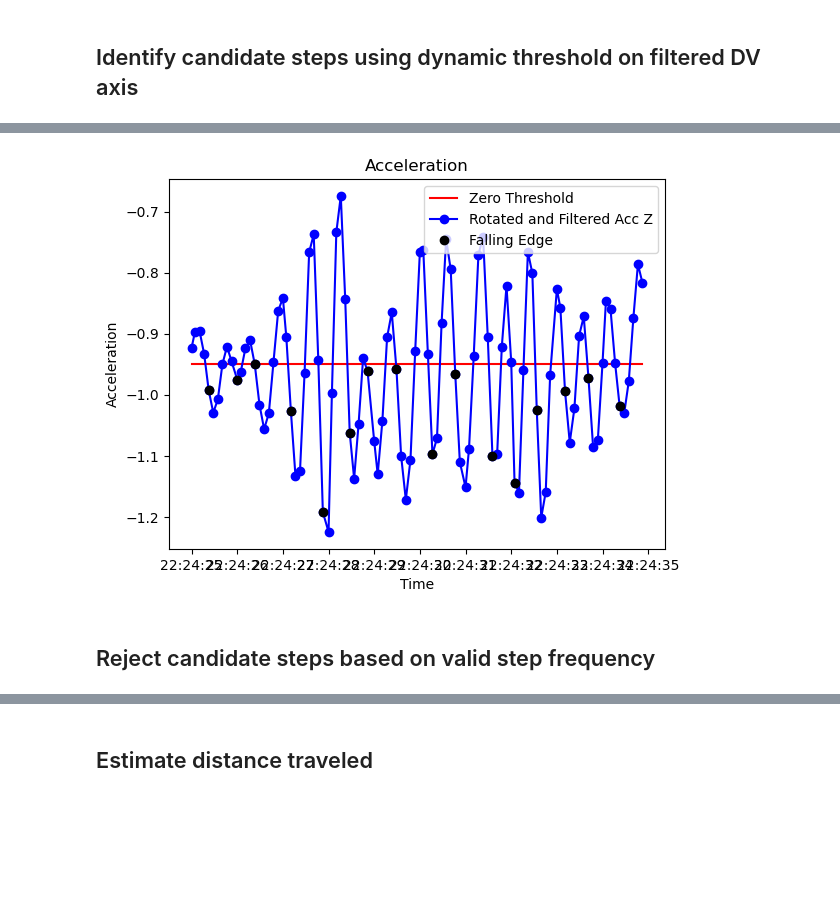
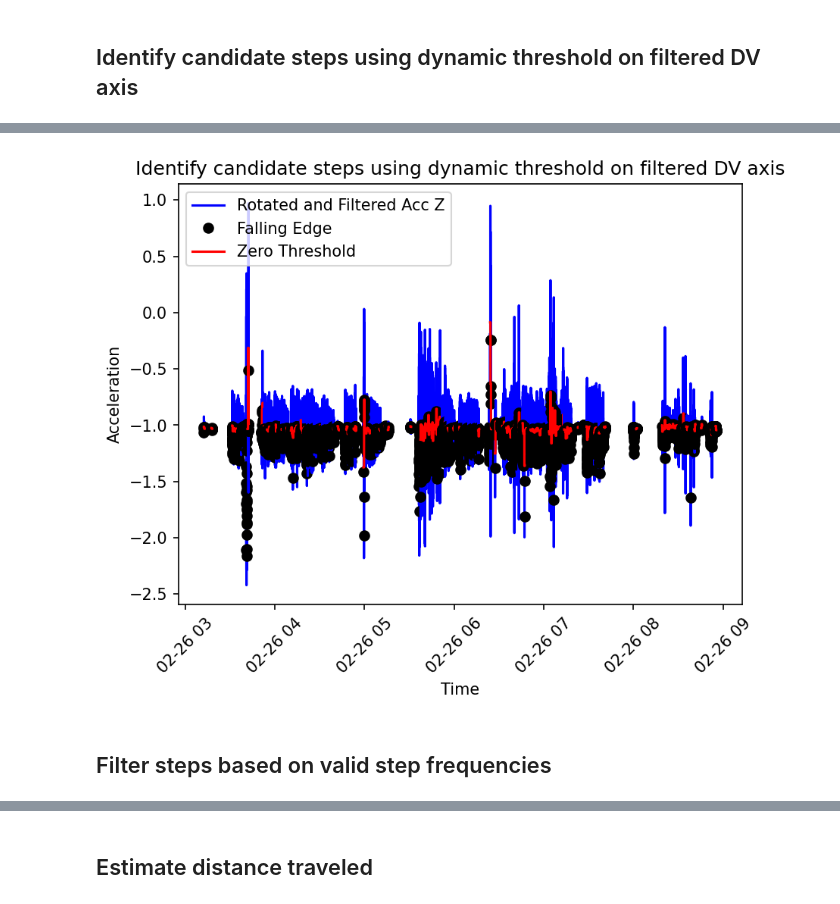
Before and after one commit to rhemitoth/Dead_Reckoning_Python, a Jupyter notebook: StepCount.ipynb, the cells around one changed output, grey strips where cells are left out. Saved outputs shown, nothing was run; the diff lists cells and outputs as text; code cells hidden in the pictures; blank space fills up the shorter version.

```diff
--- a/StepCount.ipynb
+++ b/StepCount.ipynb
@@ -153,7 +154,7 @@ Static acceleration is estimated using a 4th order zero phase low pass butterwor
 # Parameters
 order = 4  # 4th order
 cutoff_frequency = 0.1  # Cutoff frequency in Hz
-sampling_rate = 1.0  # Sampling rate in Hz (adjust as needed)
+sampling_rate = 1  # Sampling rate in Hz (adjust as needed)
 
 # Normalized cutoff frequency (as a fraction of the Nyquist frequency)
 nyquist_frequency = 0.5 * sampling_rate
@@ -167,5 +168,10 @@ b, a = butter(order, normalized_cutoff, btype='low', analog=False)
 df['Gx'] = filtfilt(b, a, df['Acc_x'])
 df['Gy'] = filtfilt(b, a, df['Acc_y'])
 df['Gz'] = filtfilt(b, a, df['Acc_z'])
+
+# Calculate Dynamic Acceleration
+df['DAx'] = df['Acc_x'] - df['Gx']
+df['DAy'] = df['Acc_y'] - df['Gy']
+df['DAz'] = df['Acc_z'] - df['Gz']
 # %%
 # PLOT STATIC ACCLERATION
@@ -252,2 +376,4 @@ df = df.apply(rotate_data,axis=1)
+# %%
+active_periods = df.copy()[df['active']==1].reset_index()
 # %% [markdown]
 ## Identify candidate steps using dynamic threshold on filtered DV axis
@@ -273,0 +380,9 @@ df['FRAz'] = filtfilt(b, a, df['RAz'])
+# %%
+# Set the timestamp as the index
+active_periods.set_index('datetime', drop = False, inplace = True)
+
+# Initialize zero threshold column
+active_periods['thresh_z'] = -999
+
+# Initialize falling flank column
+active_periods['falling_edges'] = False
@@ -322,34 +455,49 @@ Window starting at: 2019-02-25 22:45:40
 # %%
-# PLOT ZERO THRESHOLD
-FRAx = df['FRAz'].iloc[0:100]
-thresh_x = df['thresh_z'].iloc[0:100]
-dt = df['datetime'].iloc[0:100]
-dt_falling_edges = df[df['falling_edges'] == True]['datetime'].iloc[0:16]
-falling_edges = df[df['falling_edges'] == True]['FRAz'].iloc[0:16]
-
-# Create a 3D plot
+# Create plot
 fig = plt.figure()
 ax = fig.add_subplot(111)
 
-# Plot the trajectory
-ax.plot(dt, thresh_x,  linestyle='-', color='r', label='Zero Threshold')
-ax.plot(dt, FRAx, marker = "o",linestyle='-', color='b', label='Rotated and Filtered Acc Z')
-ax.plot(dt_falling_edges, falling_edges, marker = "o",linestyle='', color='black', label='Falling Edge')
+# Add data by group
+for i in range(0,num_groups):
+
+    # get group number
+    group = activity_groups[i]
+
+    # get group data
+    group_data = active_periods[active_periods['activity_group'] == group]
+
+    # Get data for plotting
+    FRAz = group_data['FRAz']
+    thresh_z = group_data['thresh_z']
+    dt = group_data['datetime']
+    dt_falling_edges = group_data[active_periods['falling_edges'] == True]['datetime']
+    falling_edges = group_data[active_periods['falling_edges'] == True]['FRAz']
+
+    # Plot the data
+    ax.plot(dt, FRAz, linestyle='-', color='b', label='Rotated and Filtered Acc Z')
+    ax.plot(dt_falling_edges, falling_edges, marker = "o",linestyle='', color='black', label='Falling Edge')
+    ax.plot(dt, thresh_z,  linestyle='-', color='r', label='Zero Threshold')
+
+    # Add legend
+    if i == 0:
+        ax.legend()
+
+# Rotate the x axis labels
+plt.xticks(rotation = 45)
 
 # Setting labels
 ax.set_xlabel('Time')
 ax.set_ylabel('Acceleration')
 
 # Adding a title and legend
-ax.set_title('Acceleration')
-ax.legend()
+ax.set_title('Identify candidate steps using dynamic threshold on filtered DV axis')
 
 # Show plot
 plt.show()
 # %% [output]
-[figure, old version]
+[figure, new version]
 # %% [markdown]
-## Reject candidate steps based on valid step frequency
+## Filter steps based on valid step frequencies
 # %%
 # VALID STEP FREQUENCIES
 # Based on range of observed stride frequencies in Eland (a species of comparable body mass; stride frequency is known to scale w body mass)
```
Also changed, not shown: parts of 55 cells of this notebook, 1 other file.
